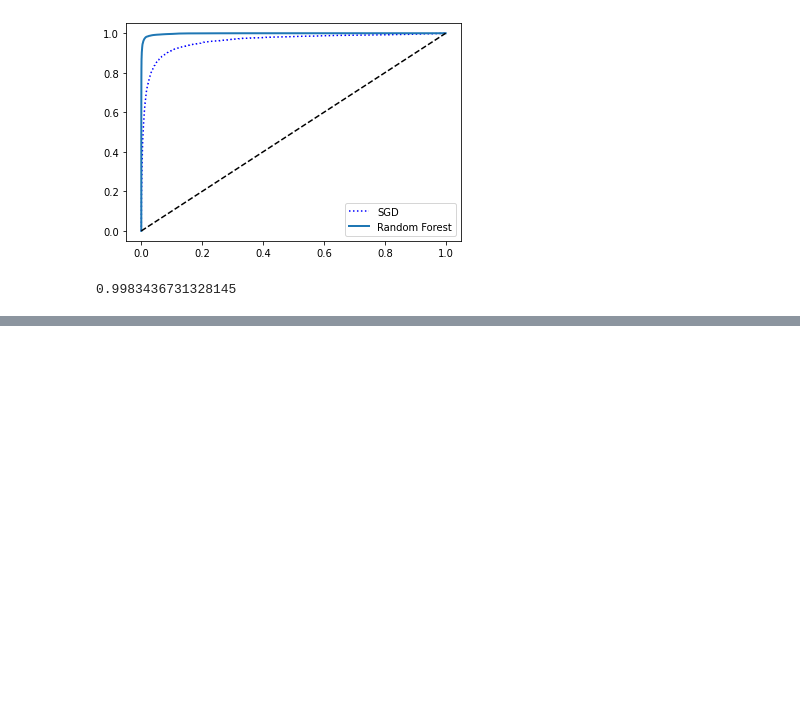
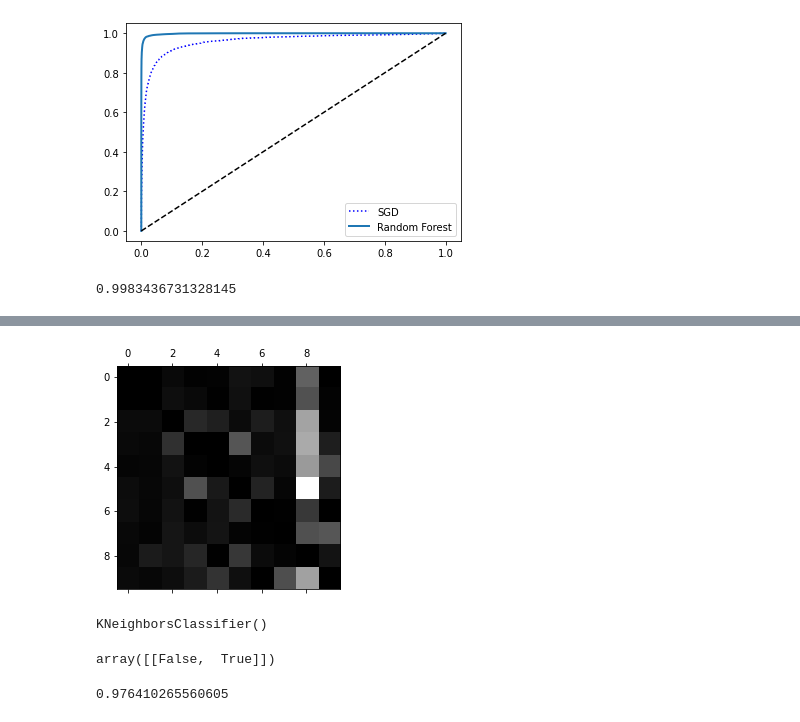
Before and after one commit to savrona-wq/Hello_world_of_ML, a Jupyter notebook: MNIST_project.ipynb, the cells around one changed output, grey strips where cells are left out. Saved outputs shown, nothing was run; the diff lists cells and outputs as text; code cells hidden in the pictures; blank space fills up the shorter version.

```diff
--- a/MNIST_project.ipynb
+++ b/MNIST_project.ipynb
@@ -163,0 +259,30 @@ roc_auc_score(y_train_5, y_scores_forest)
+# %%
+row_sums = conf_mx.sum(axis=1, keepdims=True)
+norm_conf_mx = conf_mx / row_sums
+# %%
+np.fill_diagonal(norm_conf_mx, 0)
+plt.matshow(norm_conf_mx, cmap=plt.cm.gray)
+plt.show()
+# %% [output]
+[figure, added]
+# %%
+#Multilabel Classification
+from sklearn.neighbors import KNeighborsClassifier
+
+y_train_large = (y_train >= 7)
+y_train_odd = (y_train % 2 == 1)
+y_multilabel = np.c_[y_train_large, y_train_odd]
+
+knn_clf = KNeighborsClassifier()
+knn_clf.fit(X_train, y_multilabel)
+# %% [output]
+KNeighborsClassifier()
+# %%
+knn_clf.predict([some_digit])
+# %% [output]
+array([[False,  True]])
+# %%
+y_train_knn_pred = cross_val_predict(knn_clf, X_train, y_multilabel, cv=3)
+f1_score(y_multilabel, y_train_knn_pred, average="macro")
+# %% [output]
+0.976410265560605
```
Also changed, not shown: parts of 17 cells of this notebook.
